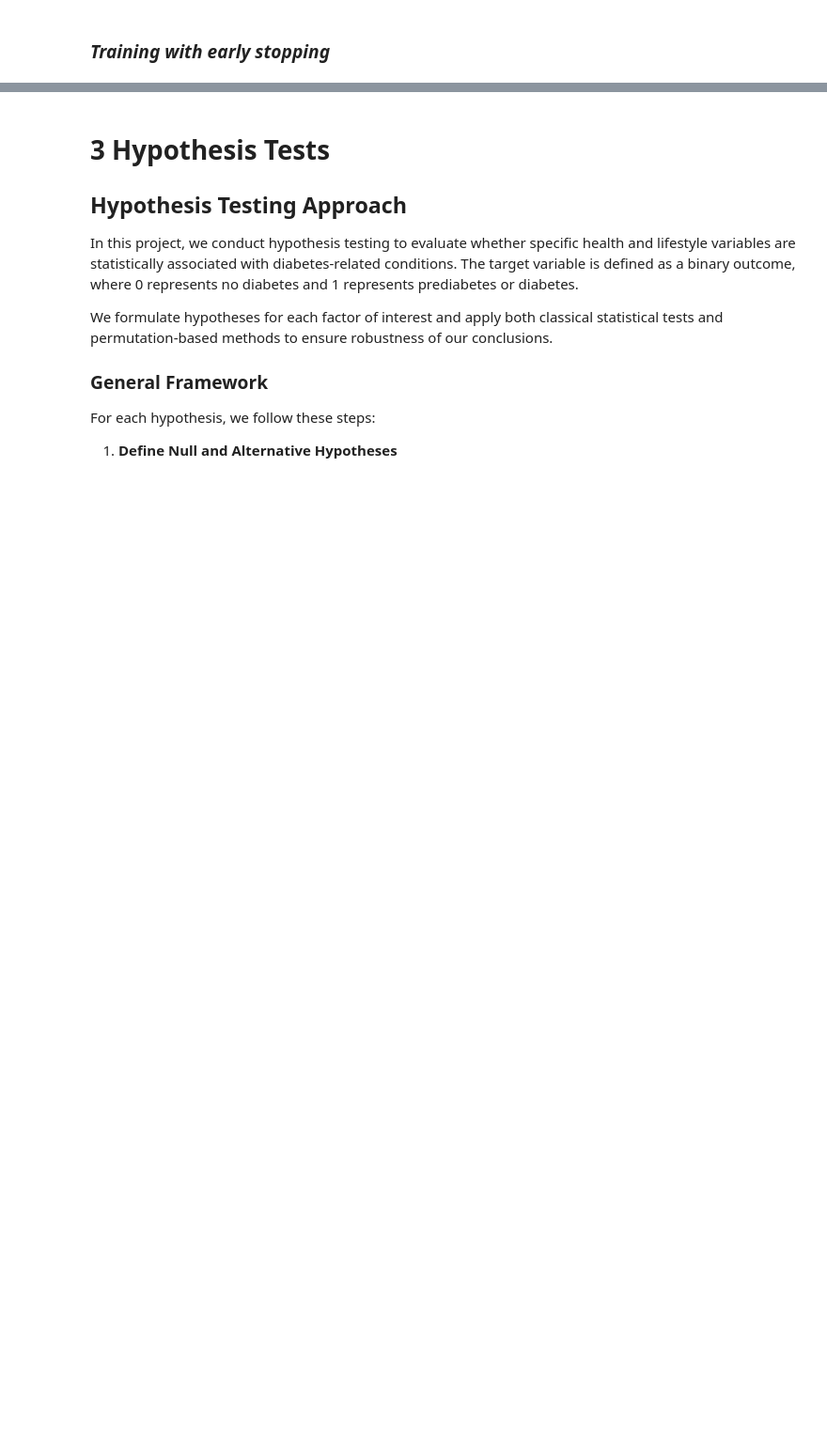
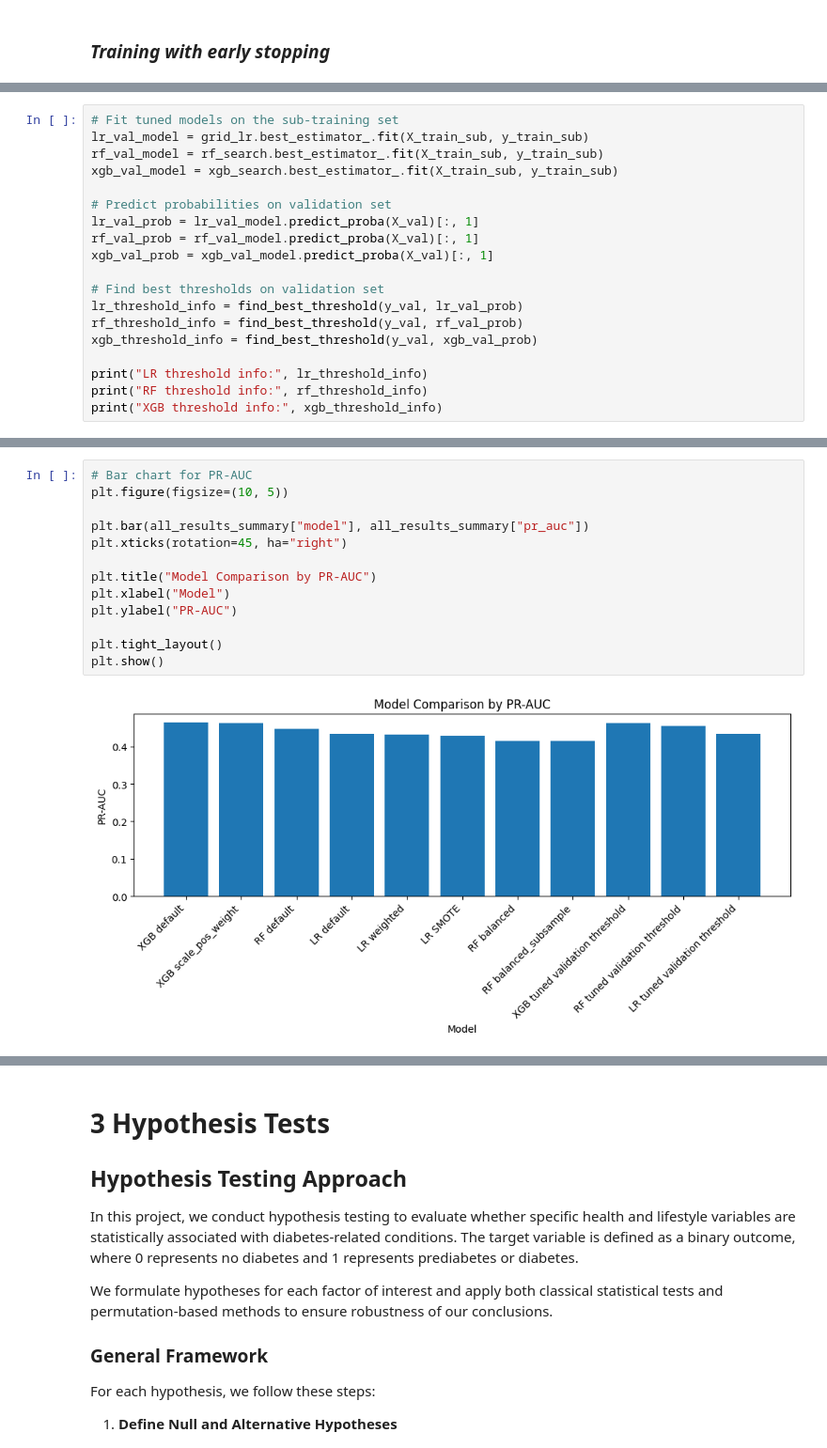
Before and after one commit to LixiJiang/CIS5450Final, a Jupyter notebook: CIS5450_Final_Project.ipynb, the cells around one changed output, grey strips where cells are left out. Shown at 94% size. Drawn from its saved outputs; the diff is of its cells as text; blank space fills up the shorter version.

```diff
--- a/CIS5450_Final_Project.ipynb
+++ b/CIS5450_Final_Project.ipynb
@@ -1264,0 +1602,19 @@ HeavyAlcohol    0.013791
+# %%
+# Fit tuned models on the sub-training set
+lr_val_model = grid_lr.best_estimator_.fit(X_train_sub, y_train_sub)
+rf_val_model = rf_search.best_estimator_.fit(X_train_sub, y_train_sub)
+xgb_val_model = xgb_search.best_estimator_.fit(X_train_sub, y_train_sub)
+
+# Predict probabilities on validation set
+lr_val_prob = lr_val_model.predict_proba(X_val)[:, 1]
+rf_val_prob = rf_val_model.predict_proba(X_val)[:, 1]
+xgb_val_prob = xgb_val_model.predict_proba(X_val)[:, 1]
+
+# Find best thresholds on validation set
+lr_threshold_info = find_best_threshold(y_val, lr_val_prob)
+rf_threshold_info = find_best_threshold(y_val, rf_val_prob)
+xgb_threshold_info = find_best_threshold(y_val, xgb_val_prob)
+
+print("LR threshold info:", lr_threshold_info)
+print("RF threshold info:", rf_threshold_info)
+print("XGB threshold info:", xgb_threshold_info)
@@ -1264,0 +1788,15 @@ HeavyAlcohol    0.013791
+# %%
+# Bar chart for PR-AUC
+plt.figure(figsize=(10, 5))
+
+plt.bar(all_results_summary["model"], all_results_summary["pr_auc"])
+plt.xticks(rotation=45, ha="right")
+
+plt.title("Model Comparison by PR-AUC")
+plt.xlabel("Model")
+plt.ylabel("PR-AUC")
+
+plt.tight_layout()
+plt.show()
+# %% [output]
+[figure, added]
```
Also changed, not shown: parts of 36 cells of this notebook.
